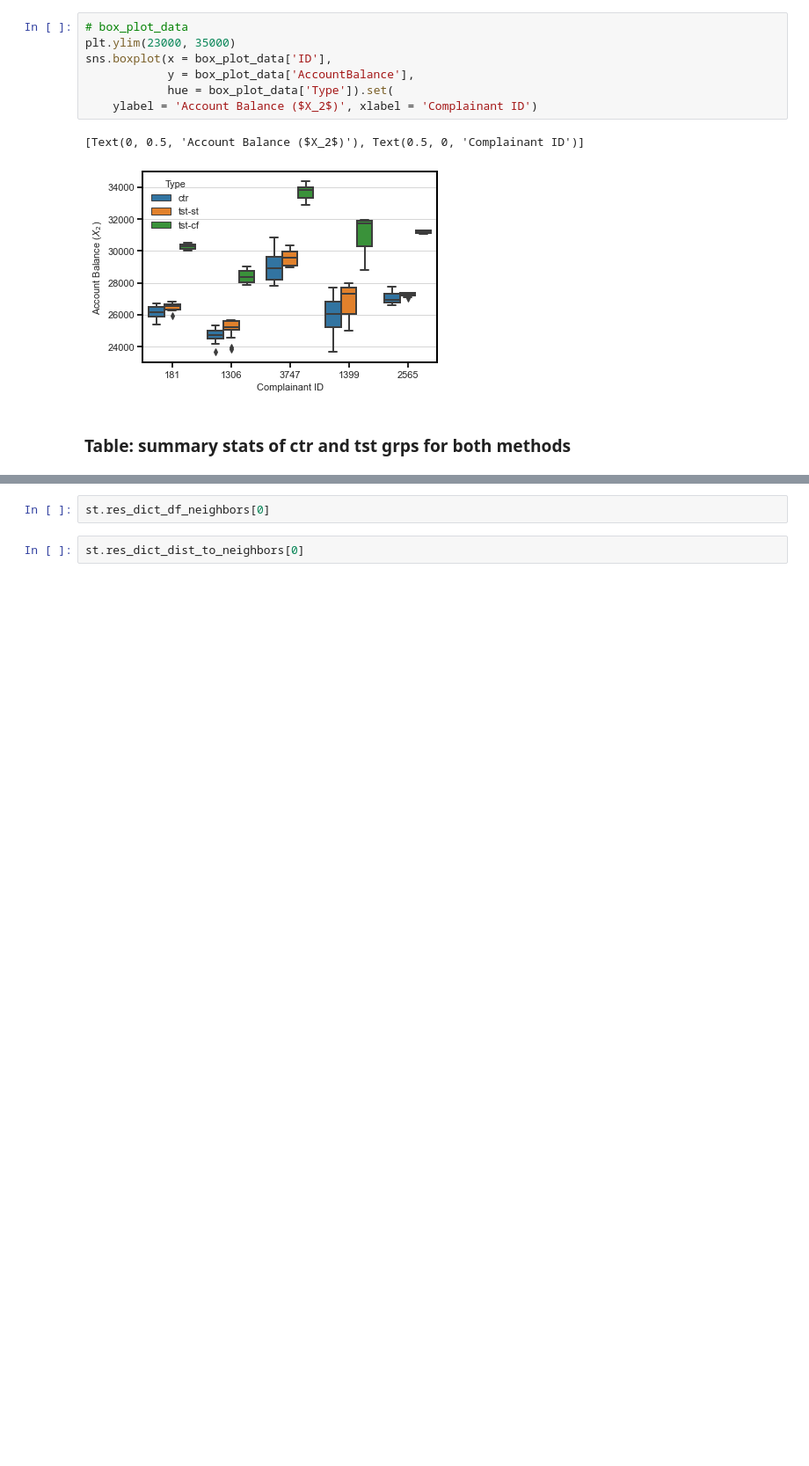
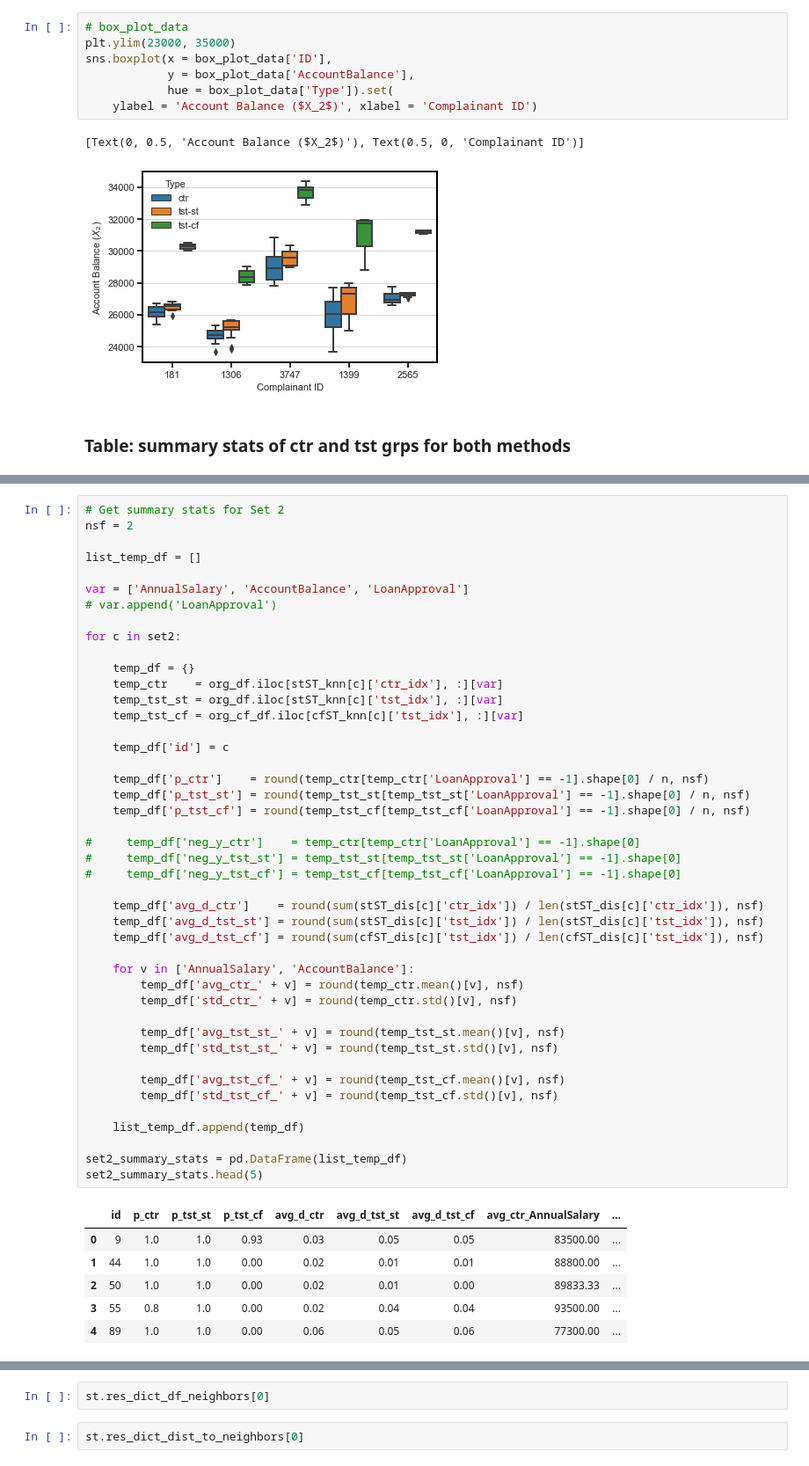
Before and after one commit to cc-jalvarez/counterfactual-situation-testing, a Jupyter notebook: src/analysis_loan_application.ipynb, the cells around one changed output, grey strips where cells are left out. Shown at 88% size. Cells and saved outputs as stored; diff of their text form; blank space fills up the shorter version.

```diff
--- a/src/analysis_loan_application.ipynb
+++ b/src/analysis_loan_application.ipynb
@@ -320,0 +359,51 @@ set1_summary_stats.head(5)
+# %%
+# Get summary stats for Set 2
+nsf = 2
+
+list_temp_df = []
+
+var = ['AnnualSalary', 'AccountBalance', 'LoanApproval']
+# var.append('LoanApproval')
+
+for c in set2:
+
+    temp_df = {}
+    temp_ctr    = org_df.iloc[stST_knn[c]['ctr_idx'], :][var]
+    temp_tst_st = org_df.iloc[stST_knn[c]['tst_idx'], :][var]
+    temp_tst_cf = org_cf_df.iloc[cfST_knn[c]['tst_idx'], :][var]
+
+    temp_df['id'] = c
+
+    temp_df['p_ctr']    = round(temp_ctr[temp_ctr['LoanApproval'] == -1].shape[0] / n, nsf)
+    temp_df['p_tst_st'] = round(temp_tst_st[temp_tst_st['LoanApproval'] == -1].shape[0] / n, nsf)
+    temp_df['p_tst_cf'] = round(temp_tst_cf[temp_tst_cf['LoanApproval'] == -1].shape[0] / n, nsf)
+
+#     temp_df['neg_y_ctr']    = temp_ctr[temp_ctr['LoanApproval'] == -1].shape[0]
+#     temp_df['neg_y_tst_st'] = temp_tst_st[temp_tst_st['LoanApproval'] == -1].shape[0]
+#     temp_df['neg_y_tst_cf'] = temp_tst_cf[temp_tst_cf['LoanApproval'] == -1].shape[0]
+
+    temp_df['avg_d_ctr']    = round(sum(stST_dis[c]['ctr_idx']) / len(stST_dis[c]['ctr_idx']), nsf)
+    temp_df['avg_d_tst_st'] = round(sum(stST_dis[c]['tst_idx']) / len(stST_dis[c]['tst_idx']), nsf)
+    temp_df['avg_d_tst_cf'] = round(sum(cfST_dis[c]['tst_idx']) / len(cfST_dis[c]['tst_idx']), nsf)
+
+    for v in ['AnnualSalary', 'AccountBalance']:
+        temp_df['avg_ctr_' + v] = round(temp_ctr.mean()[v], nsf)
+        temp_df['std_ctr_' + v] = round(temp_ctr.std()[v], nsf)
+
+        temp_df['avg_tst_st_' + v] = round(temp_tst_st.mean()[v], nsf)
+        temp_df['std_tst_st_' + v] = round(temp_tst_st.std()[v], nsf)
+
+        temp_df['avg_tst_cf_' + v] = round(temp_tst_cf.mean()[v], nsf)
+        temp_df['std_tst_cf_' + v] = round(temp_tst_cf.std()[v], nsf)
+
+    list_temp_df.append(temp_df)
+
+set2_summary_stats = pd.DataFrame(list_temp_df)
+set2_summary_stats.head(5)
+# %% [output]
+|  | id | p_ctr | p_tst_st | p_tst_cf | avg_d_ctr | avg_d_tst_st | avg_d_tst_cf | avg_ctr_AnnualSalary | ... |
+| 0 | 9 | 1.0 | 1.0 | 0.93 | 0.03 | 0.05 | 0.05 | 83500.00 | ... |
+| 1 | 44 | 1.0 | 1.0 | 0.00 | 0.02 | 0.01 | 0.01 | 88800.00 | ... |
+| 2 | 50 | 1.0 | 1.0 | 0.00 | 0.02 | 0.01 | 0.00 | 89833.33 | ... |
+| 3 | 55 | 0.8 | 1.0 | 0.00 | 0.02 | 0.04 | 0.04 | 93500.00 | ... |
+| 4 | 89 | 1.0 | 1.0 | 0.00 | 0.06 | 0.05 | 0.06 | 77300.00 | ... |
```
Also changed, not shown: parts of 11 cells of this notebook.
